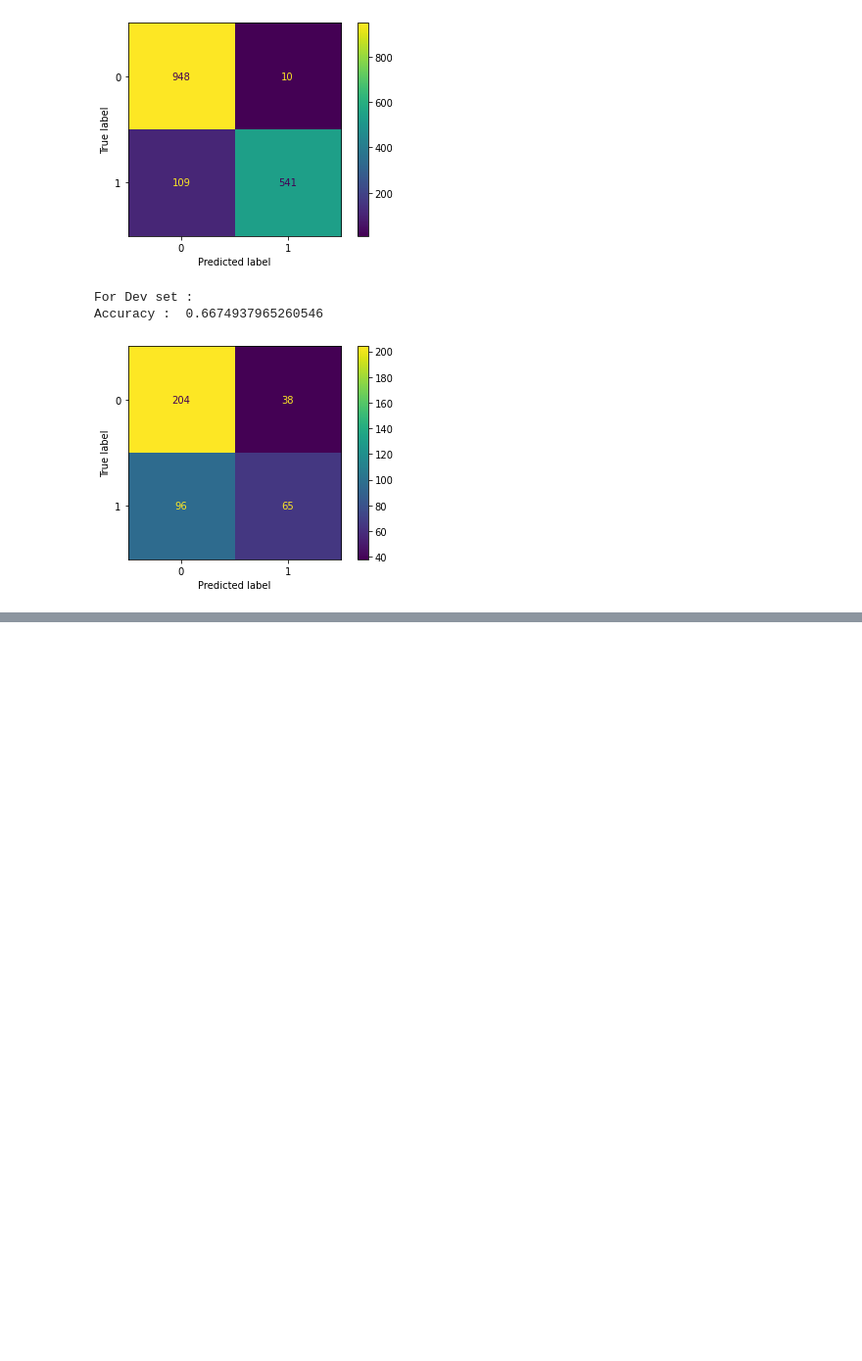
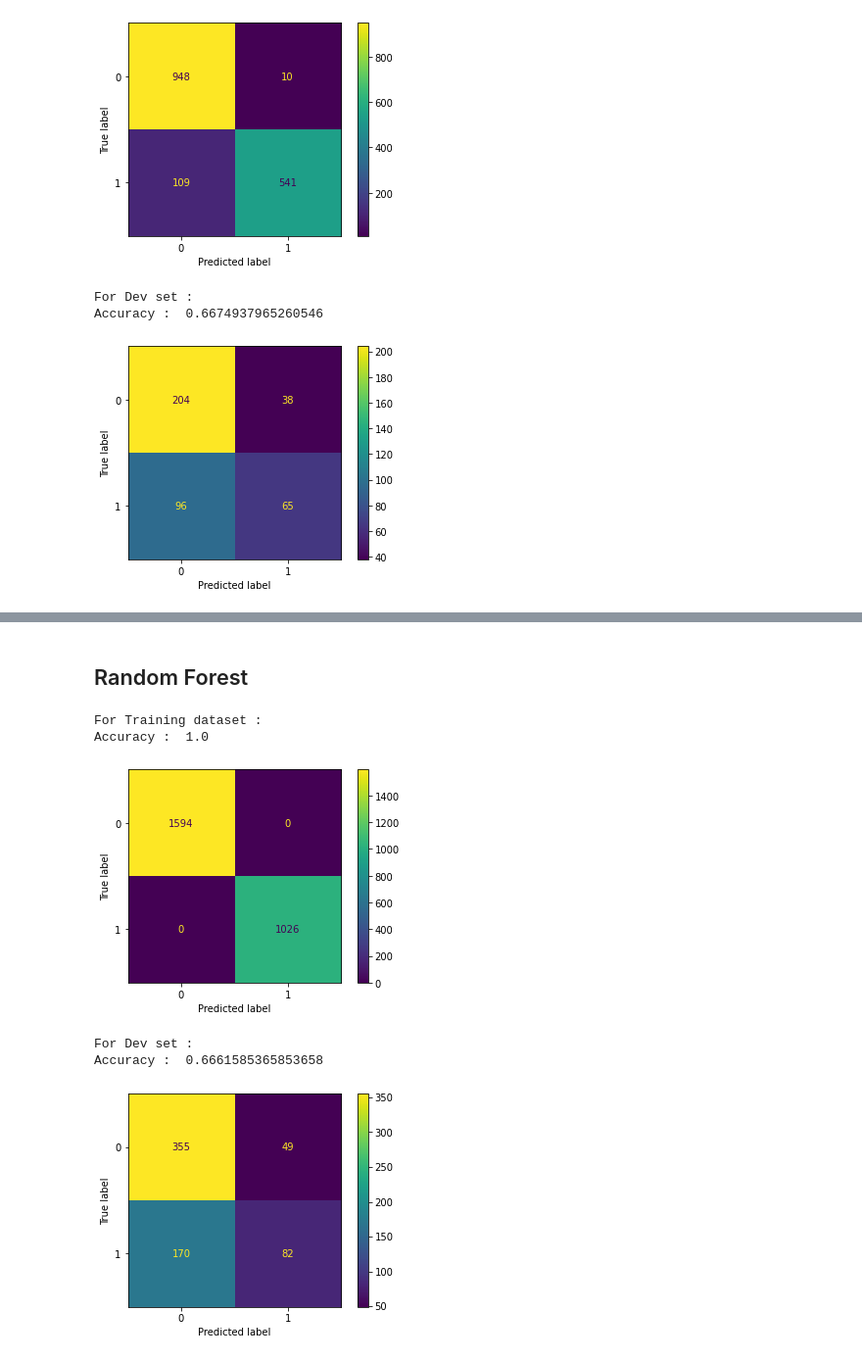
Before and after one commit to Mustapha-AJEGHRIR/ML_short_project, a Jupyter notebook: inference.ipynb, the cells around one changed output, grey strips where cells are left out. Shown: that part at 98% size. Saved outputs shown, nothing was run; the diff lists cells and outputs as text; code cells hidden in the pictures; blank space fills up the shorter version.

```diff
--- a/inference.ipynb
+++ b/inference.ipynb
@@ -151,0 +156,8 @@ Accuracy :  0.6674937965260546
+# %%
+training_columns = ['ph', 'Hardness', 'Solids', 'Chloramines', 'Sulfate', 'Conductivity','Organic_carbon', 'Trihalomethanes', 'Turbidity']
+predict_column = ['Potability']
+data_treated = data.fillna(-1)
+
+X = data_treated[training_columns]
+Y = data_treated[predict_column]
+X.describe()
@@ -151,0 +174,20 @@ Accuracy :  0.6674937965260546
+# %%
+x_train, x_dev, y_train, y_dev = train_test_split(X, Y, test_size=0.2)
+# %% [markdown]
+## Random Forest
+# %%
+model = RandomForestClassifier(n_estimators=300)
+
+model.fit(x_train, y_train)
+
+y_pred_train = model.predict(x_train)
+y_pred_dev = model.predict(x_dev)
+
+score(y_train, y_pred_train, y_dev, y_pred_dev)
+# %% [output]
+For Training dataset :
+Accuracy :  1.0
+[figure, added]
+For Dev set :
+Accuracy :  0.6661585365853658
+[figure, added]
```
Also changed, not shown: parts of 5 cells of this notebook.
